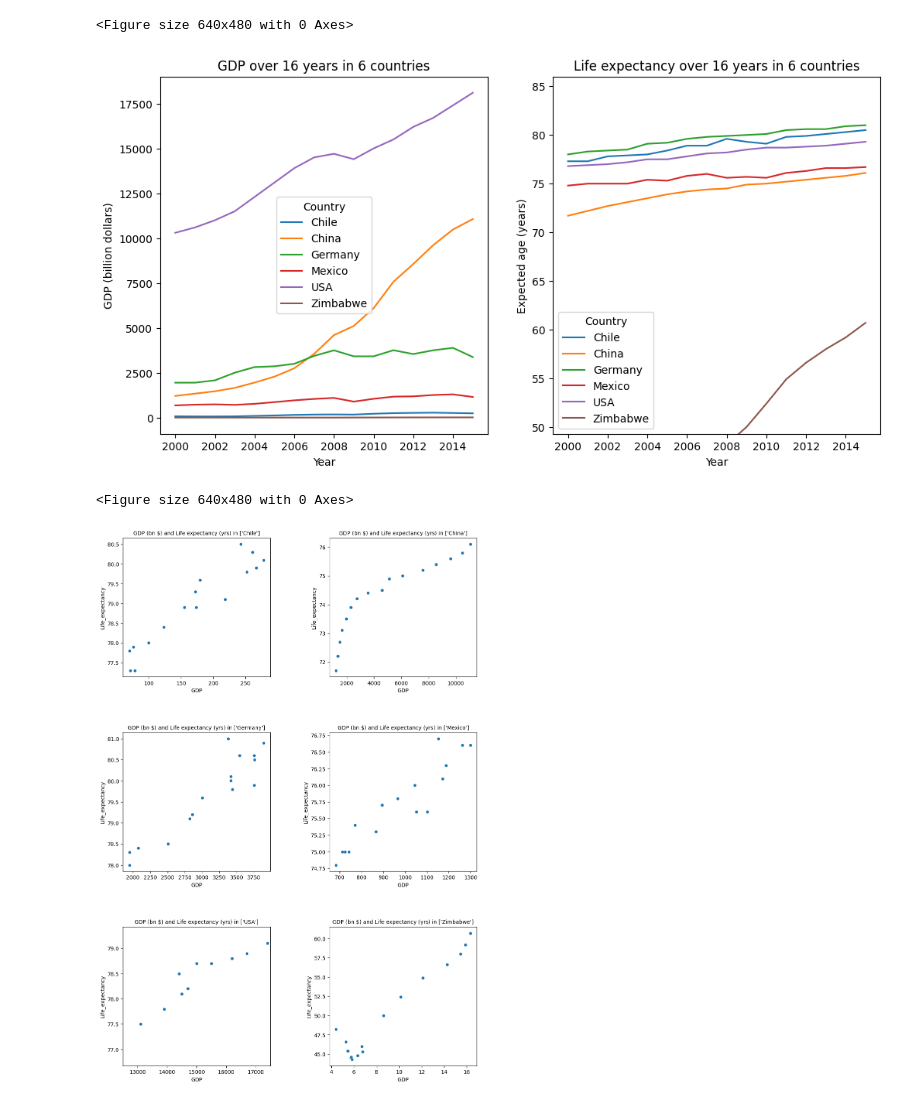
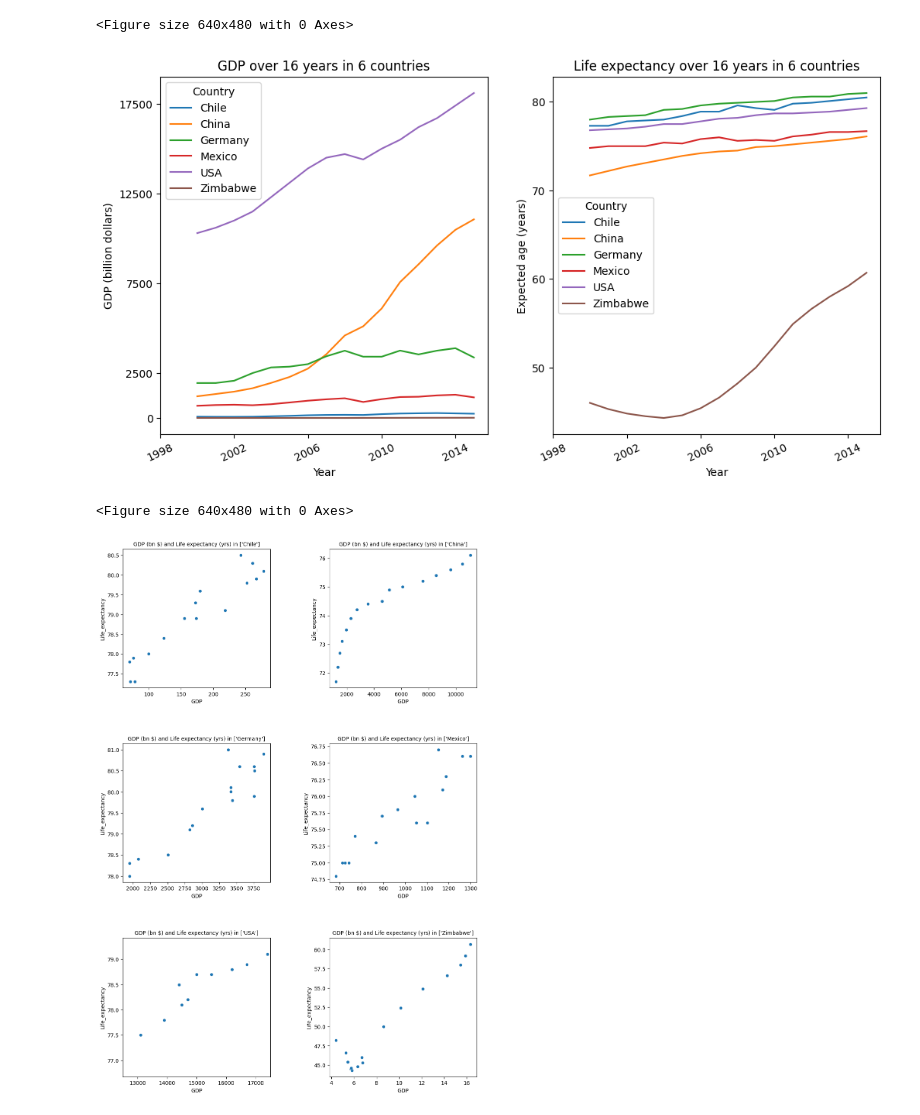
Before and after one commit to LiZoMark841619/GDP_Life_expectancy, a Jupyter notebook: GDP_Life_expectancy/life_expectancy_gdp.ipynb, the cells around one changed output. Saved outputs shown, nothing was run; the diff lists cells and outputs as text; code cells hidden in the pictures.

```diff
--- a/GDP_Life_expectancy/life_expectancy_gdp.ipynb
+++ b/GDP_Life_expectancy/life_expectancy_gdp.ipynb
@@ -149,21 +149,28 @@ plt.clf()
 # %%
 plt.figure(figsize=[12, 6])
 plt.subplot(1,2,1)
 sns.lineplot(x='Year', y='GDP', hue='Country', data=data)
-plt.title(f'GDP over {data.Year.nunique()} years in {data.Country.nunique()} countries', fontsize=12)
-plt.xlabel('Year', fontsize=10)
-plt.ylabel('GDP (billion dollars)', fontsize=10)
+plt.title(f'GDP over {data.Year.nunique()} years in {data.Country.nunique()} countries')
+plt.xlabel('Year')
+plt.ylabel('GDP (billion dollars)')
+xtick_val = [1998, 2002, 2006, 2010, 2014]
+ytick_val = [0, 2500, 7500, 12500, 17500]
+plt.xticks(xtick_val, rotation=25)
+plt.yticks(ytick_val)
 plt.subplot(1,2,2)
 sns.lineplot(x='Year', y='Life_expectancy', hue='Country', data=data)
-plt.title(f'Life expectancy over {data.Year.nunique()} years in {data.Country.nunique()} countries', fontsize=12)
+plt.title(f'Life expectancy over {data.Year.nunique()} years in {data.Country.nunique()} countries')
 plt.xlabel('Year', fontsize=10)
-plt.ylabel('Expected age (years)', fontsize=10)
-plt.ylim([np.min(data.Life_expectancy)+5, np.max(data.Life_expectancy)+5])
+plt.ylabel('Expected age (years)')
+xtick_val = [1998, 2002, 2006, 2010, 2014]
+ytick_val = [50, 60, 70, 80]
+plt.xticks(xtick_val, rotation=25)
+plt.yticks(ytick_val)
 plt.subplots_adjust(wspace=0.2)
 plt.show()
 plt.clf()
 # %% [output]
-[figure, old version]
+[figure, new version]
 <Figure size 640x480 with 0 Axes>
 # %%
 chile = data[data.Country == 'Chile']
```
Also changed, not shown: parts of 5 cells of this notebook.
